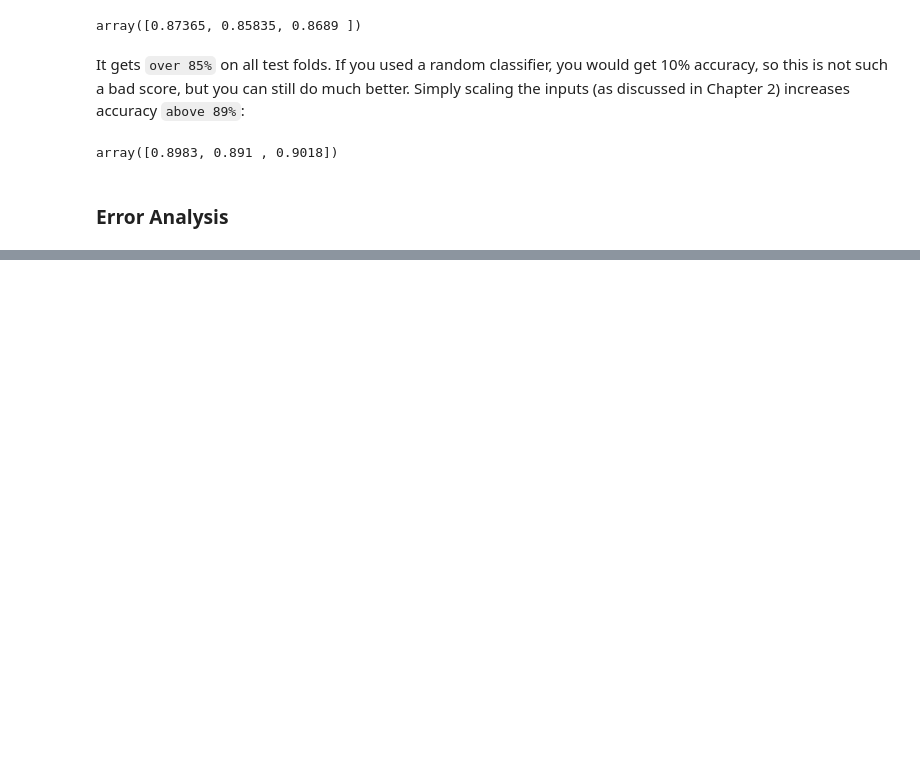
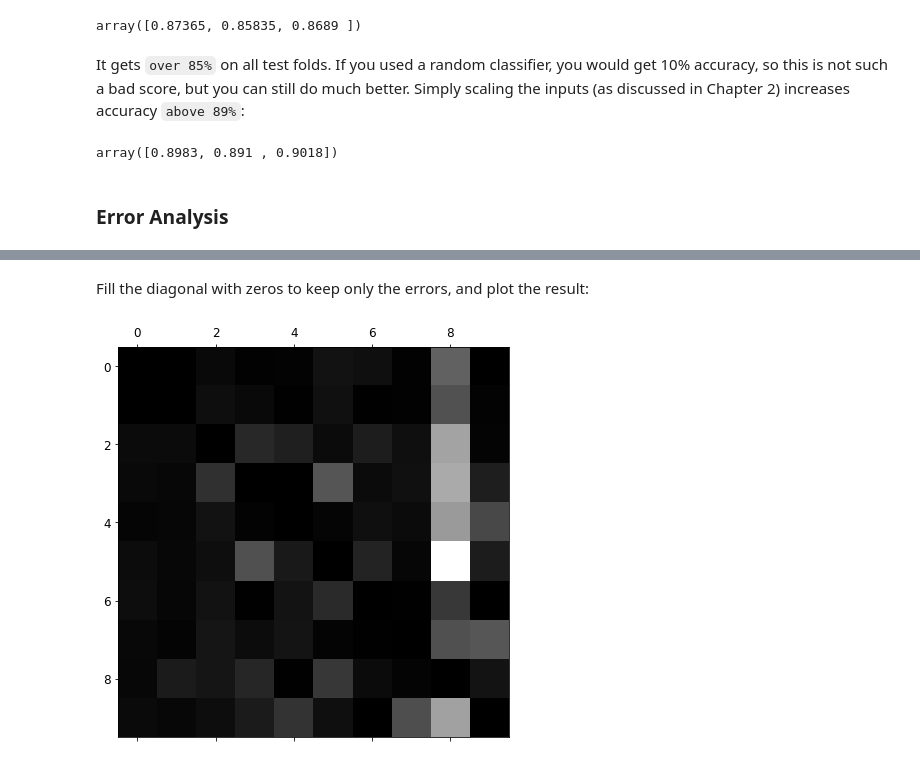
Before and after one commit to SachinGarg10/hands_on_ml_book_projects, a Jupyter notebook: ch3_classification.ipynb, the cells around one changed output, grey strips where cells are left out. Cells and saved outputs as stored; diff of their text form; code cells hidden in the pictures; blank space fills up the shorter version.

```diff
--- a/ch3_classification.ipynb
+++ b/ch3_classification.ipynb
@@ -921,0 +1027,2 @@ y_train_pred = cross_val_predict(sgd_clf, X_train_scaled, y_train, cv=3)
+# %%
+row_sums = conf_mx.sum(axis=1, keepdims=True)
@@ -921,0 +1042,11 @@ y_train_pred = cross_val_predict(sgd_clf, X_train_scaled, y_train, cv=3)
+# %%
+norm_conf_mx = conf_mx/row_sums
+# %% [markdown]
+Fill the diagonal with zeros to keep only the errors, and plot the result:
+# %%
+np.fill_diagonal(norm_conf_mx, 0)
+plt.figure(figsize=(10, 7))
+plt.matshow(norm_conf_mx, 1, cmap=plt.cm.gray)
+plt.show()
+# %% [output]
+[figure, added]
```
Also changed, not shown: parts of 79 cells of this notebook.
